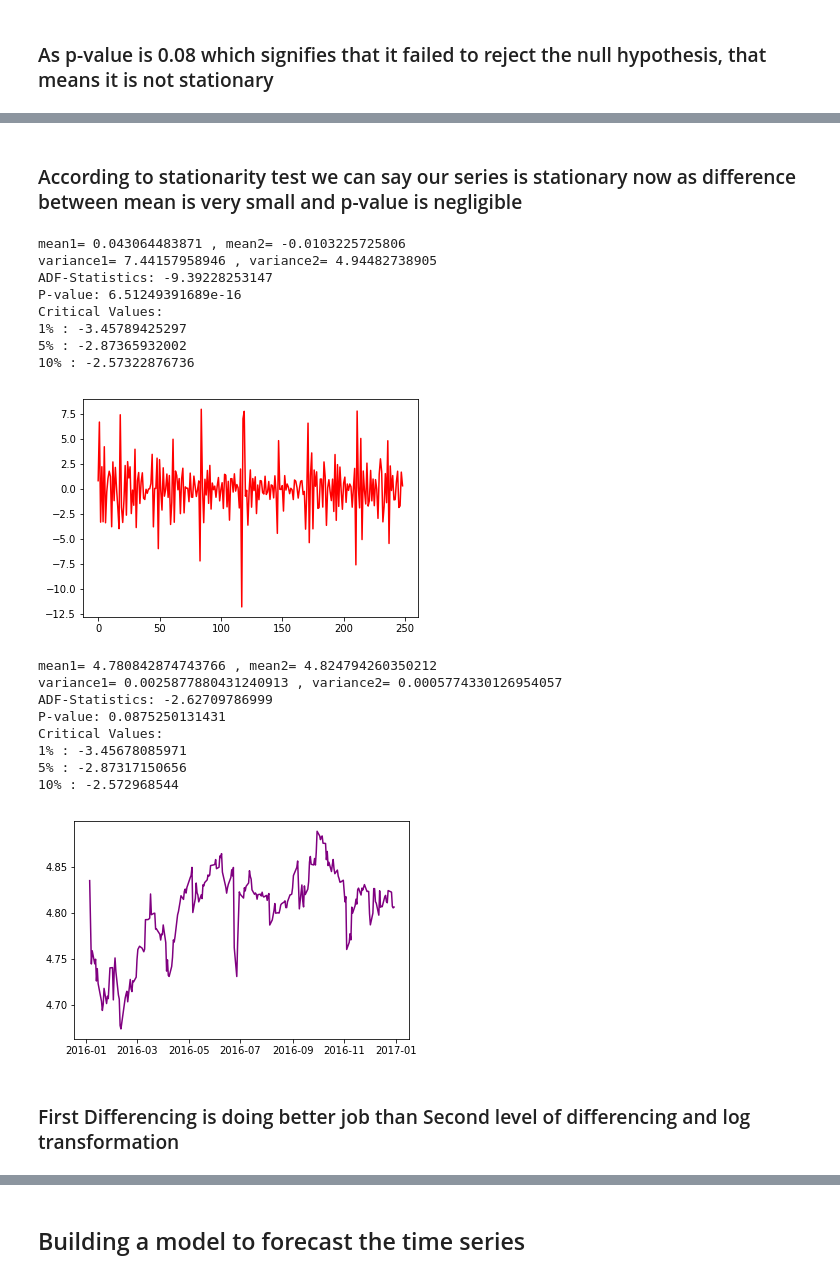
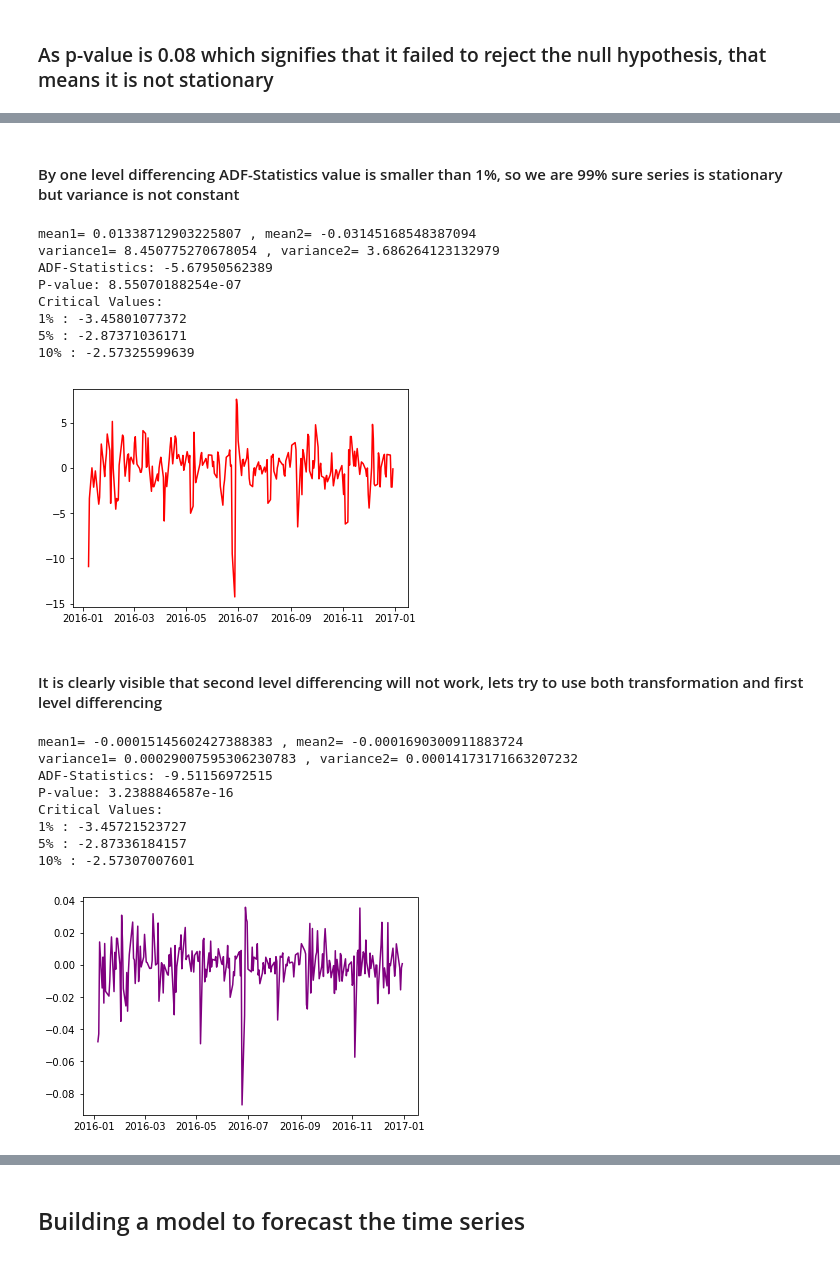
Before and after one commit to garg-sparsh/Stock-Price-Prediction, a Jupyter notebook: Time_Series_Forecasting_for_stock.ipynb, the cells around one changed output, grey strips where cells are left out. Cells and saved outputs as stored; diff of their text form; code cells hidden in the pictures.

```diff
--- a/Time_Series_Forecasting_for_stock.ipynb
+++ b/Time_Series_Forecasting_for_stock.ipynb
@@ -181,36 +203,38 @@ Critical Values:
-# %% [markdown]
-### According to stationarity test we can say our series is stationary now as difference between mean is very small and p-value is negligible
+# %% [markdown]
+#### By one level differencing ADF-Statistics value is smaller than 1%, so we are 99% sure series is stationary but variance is not constant
 # %%
 #Lets check with double differencing and check the stationary using above approach
-second_diff = np.diff(np.diff(data_open))
+second_diff = data_open-data_open.shift(periods=2)
 plt.plot(second_diff, color = 'red')
+second_diff.dropna(inplace=True)
 statistics_check(second_diff)
 dickey_Fuller(second_diff)
 # %% [output]
-mean1= 0.043064483871 , mean2= -0.0103225725806
-variance1= 7.44157958946 , variance2= 4.94482738905
-ADF-Statistics: -9.39228253147
-P-value: 6.51249391689e-16
+mean1= 0.01338712903225807 , mean2= -0.03145168548387094
+variance1= 8.450775270678054 , variance2= 3.686264123132979
+ADF-Statistics: -5.67950562389
+P-value: 8.55070188254e-07
 Critical Values:
-1% : -3.45789425297
-5% : -2.87365932002
-10% : -2.57322876736
+1% : -3.45801077372
+5% : -2.87371036171
+10% : -2.57325599639
-[figure, old version]
+[figure, new version]
+# %% [markdown]
+#### It is clearly visible that second level differencing will not work, lets try to use both transformation and first level differencing
 # %%
-#log transformation
-log_transform = np.log(data_open)
-plt.plot(log_transform, color = 'purple')
-statistics_check(log_transform)
-dickey_Fuller(log_transform)
+#log transformation and then level-1 differencing
+log_diff1 = log-log.shift()
+plt.plot(log_diff1, color = 'purple')
+log_diff1.dropna(inplace=True)
+statistics_check(log_diff1)
+dickey_Fuller(log_diff1)
 # %% [output]
-mean1= 4.780842874743766 , mean2= 4.824794260350212
-variance1= 0.0025877880431240913 , variance2= 0.0005774330126954057
-ADF-Statistics: -2.62709786999
-P-value: 0.0875250131431
+mean1= -0.00015145602427388383 , mean2= -0.0001690300911883724
+variance1= 0.00029007595306230783 , variance2= 0.00014173171663207232
+ADF-Statistics: -9.51156972515
+P-value: 3.2388846587e-16
 Critical Values:
-1% : -3.45678085971
-5% : -2.87317150656
-10% : -2.572968544
+1% : -3.45721523727
+5% : -2.87336184157
+10% : -2.57307007601
-[figure, old version]
+[figure, new version]
-# %% [markdown]
-### First Differencing is doing better job than Second level of differencing and log transformation
```
Also changed, not shown: parts of 10 cells of this notebook.
